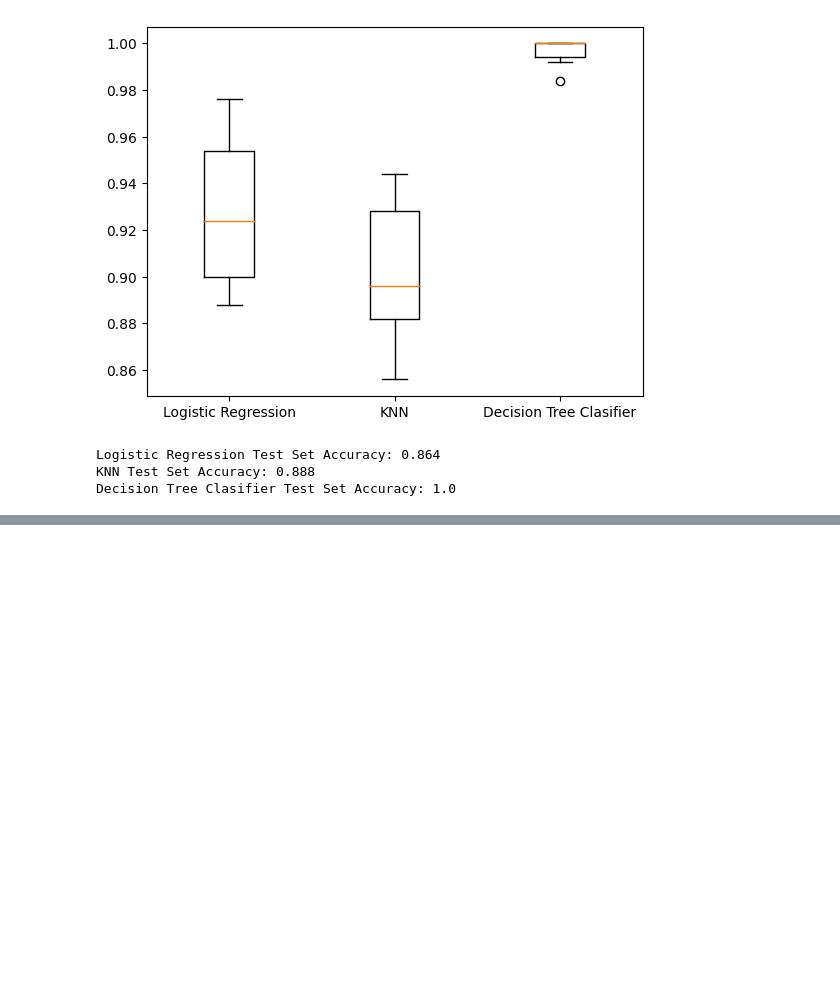
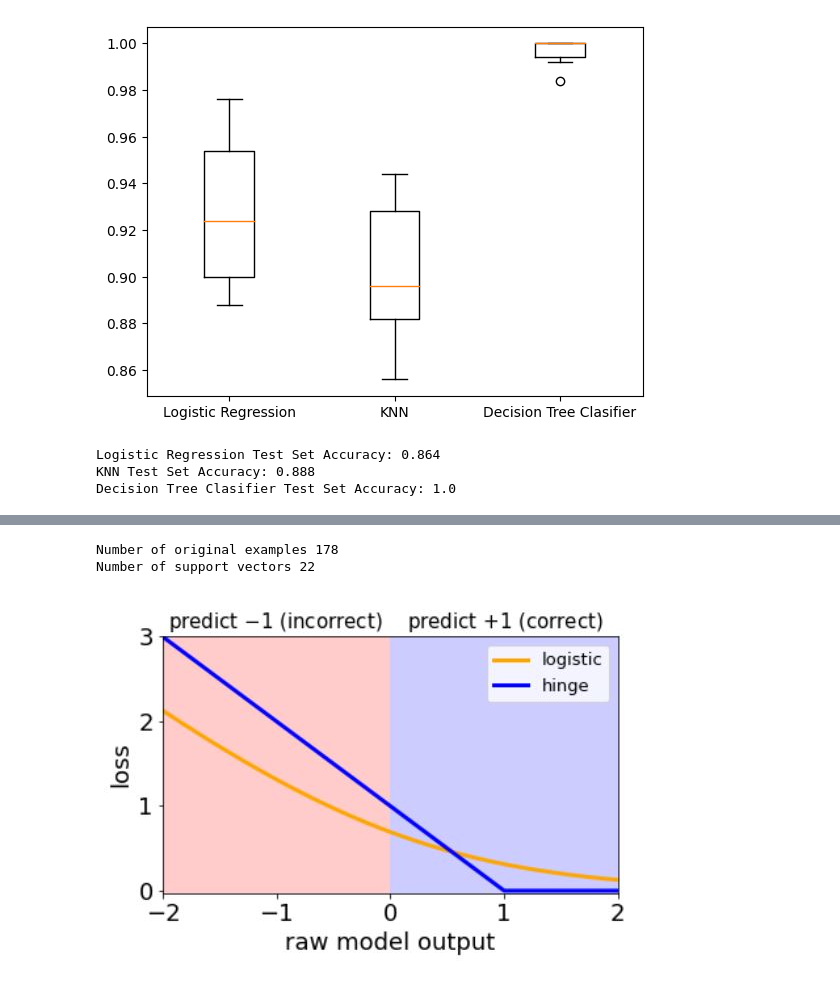
Before and after one commit to magannamazur/Codewars, a Jupyter notebook: DataCamp/a_supervised.ipynb, the cells around one changed output, grey strips where cells are left out. Saved outputs shown, nothing was run; the diff lists cells and outputs as text; code cells hidden in the pictures; blank space fills up the shorter version.

```diff
--- a/DataCamp/a_supervised.ipynb
+++ b/DataCamp/a_supervised.ipynb
@@ -516,0 +715,18 @@ Decision Tree Clasifier Test Set Accuracy: 1.0
+# %%
+# Train a linear SVM
+svm = SVC(kernel="linear")
+svm.fit(wine.data, wine.target)
+
+# Make a new data set keeping only the support vectors
+print("Number of original examples", len(wine.data))
+print("Number of support vectors", len(svm.support_))
+X_small = wine.data[svm.support_]
+y_small = wine.data[svm.support_]
+# %% [output]
+Number of original examples 178
+Number of support vectors 22
+# %%
+img2 = Image. open('hinge.jpg')
+display(img2)
+# %% [output]
+[figure, added]
```
Also changed, not shown: parts of 41 cells of this notebook, 7 other files.
